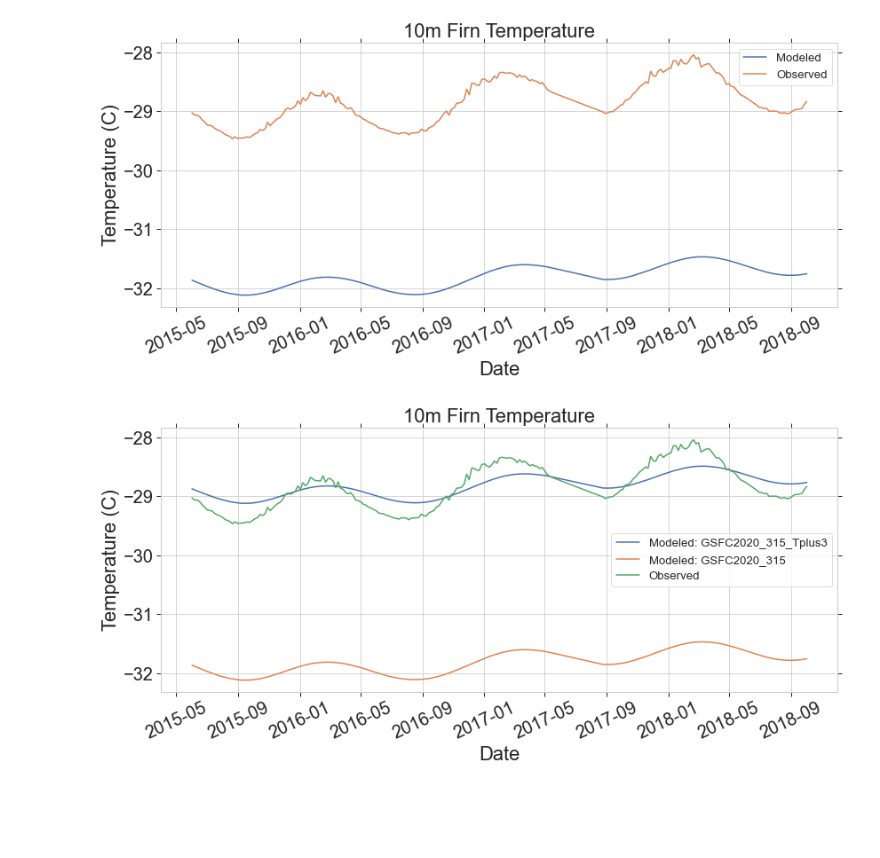
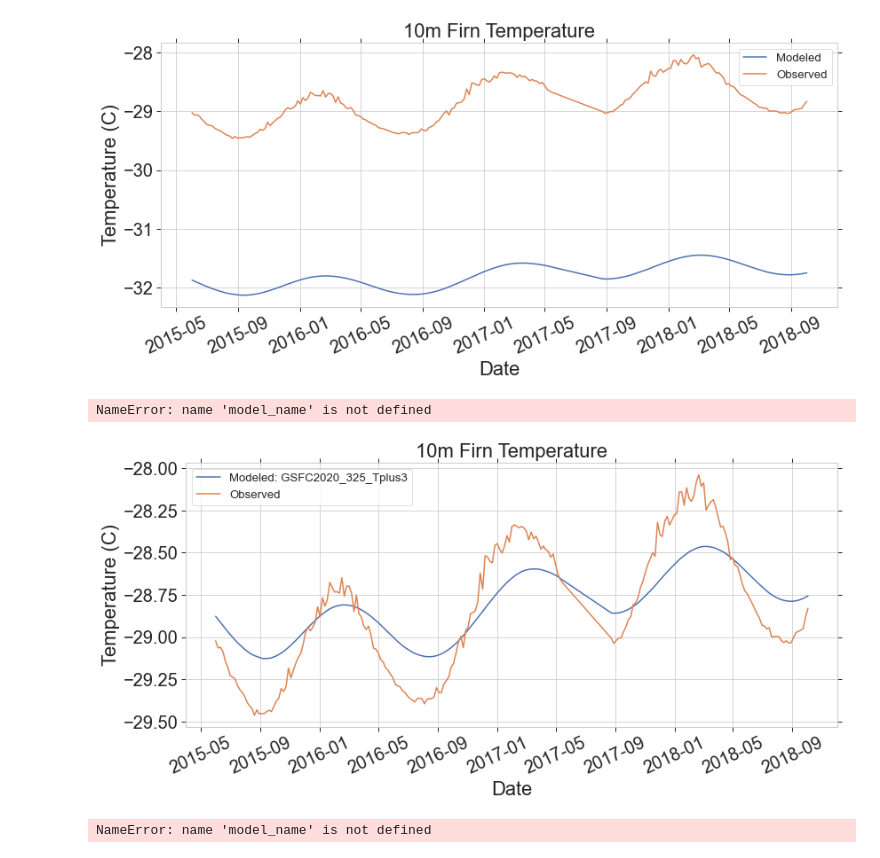
Before and after one commit to maximusjstevens/firncover, a Jupyter notebook: Summit_Model_Temp.ipynb, the cells around one changed output. Saved outputs shown, nothing was run; the diff lists cells and outputs as text; code cells hidden in the pictures; blank space fills up the shorter version.

Commit message:
pushing to get help with errors

```diff
--- a/Summit_Model_Temp.ipynb
+++ b/Summit_Model_Temp.ipynb
@@ -172,8 +172,11 @@ df_daily_adjusted['TS'] = df_daily_adjusted['TS'] + t_adjust
         # rvs = [315,325]
 
 ### Regular model output
-fns = ['GSFC2020']
-rvs = ['315']
+# fns = ['GSFC2020']
+fns = ['KuipersMunneke2015','GSFC2020']
+# rvs = ['315']
+rvs = [315,325]
+
 rd = {} #results dictionary
 for physics in fns:
     for rv in rvs:
@@ -246,16 +254,16 @@ GSFC2020_315
 # %%
 # Plot temperature with depth
 f1,a1=plt.subplots(figsize=(8,8))
-for physics_rv in rd.keys():
-    rd[physics_rv]['Datetime'] = pd.to_datetime([decyeartodatetime(iii) for iii in rd[physics_rv]['model_time']])
+for physics_rv in rd2.keys():
+    rd2[physics_rv]['Datetime'] = pd.to_datetime([decyeartodatetime(iii) for iii in rd2[physics_rv]['model_time']])
     itime = np.where(rd['GSFC2020_315']['Datetime']>='2019-06')[0][0]
-    a1.plot(rd[physics_rv]['temperature'][itime,:],rd[physics_rv]['depth'][itime,:],label=f'{physics_rv}, time={rd[physics_rv]["Datetime"][itime]}')
+    a1.plot(rd2[physics_rv]['temperature'][itime,:],rd2[physics_rv]['depth'][itime,:],label=f'{physics_rv}, time={rd2[physics_rv]["Datetime"][itime]}')
 a1.invert_yaxis()
 a1.legend()
 a1.set_xlabel('Temperature (K)')
 a1.set_ylabel('Depth (m)')
 a1.set_title(f'{data_source}_{lat_val}_{lon_val}')
 
-figfilename = f'{data_source}_{lat_val}_{lon_val}_Temp_Depth.png'
+figfilename = f'Tplus{t_adjust}_{data_source}_{lat_val}_{lon_val}_Temp_Depth.png'
 f1.savefig(figfilename)
 # %% [output]
@@ -339,7 +347,7 @@ f1.savefig(figfilename)
 ## Comparing the Observed data to the Modeled outputs
 
 #hte model outputs
-temps_interpolated_model = pd.DataFrame(t_interp_mod,index = pd.to_datetime([decyeartodatetime(dd) for dd in rd[physics_rv]['model_time']]),columns=n_grid) #put the interpolated temperatures into a data frame
+temps_interpolated_model = pd.DataFrame(t_interp_mod,index = pd.to_datetime([decyeartodatetime(dd) for dd in rd2[physics_rv]['model_time']]),columns=n_grid) #put the interpolated temperatures into a data frame
 temps_interpolated_model.index=temps_interpolated_model.index.round('D') # .index.round('D') = round to the nearest day because we are using decimal dates that are slightly off from each day
 
 #hte data
@@ -425,15 +433,26 @@ temps_model_subsampled_Tplus = temps_interpolated_mod_Tplus.loc[overlaping_dates
 # %%
 # Plot the Modeled with t_adjust, Modeled, and Observed 10m firn temperature
 f1,a1=plt.subplots(figsize=(12,6))
-a1.plot(overlaping_dates, temps_model_subsampled_Tplus.iloc[:,100]-273.15, label = f'Modeled: GSFC2020_315_Tplus{t_adjust}')
-a1.plot(overlaping_dates, temps_model_subsampled.iloc[:,100]-273.15, label = f'Modeled: GSFC2020_315')
+a1.plot(overlaping_dates, temps_model_subsampled_Tplus.iloc[:,100]-273.15, label = f'Modeled: {physics_rv}_Tplus{t_adjust}')
+# a1.plot(overlaping_dates, temps_model_subsampled.iloc[:,100]-273.15, label = f'Modeled: GSFC2020_315')
 a1.plot(overlaping_dates, temps_data_subsampled.iloc[:,100], label = f'Observed')
 a1.legend()
 a1.set_xlabel('Date')
 a1.tick_params(axis='x', rotation=25)
 a1.set_ylabel('Temperature (C)')
 a1.set_title(f'10m Firn Temperature')
-figfilename = f'10m_Firn_Temp_GSFC_{rvs}_ModeledTplus_{t_adjust}.png'
+figfilename = f'Tplus{t_adjust}_10m_Firn_Temp_GSFC_{physics_rv}.png'
 f1.savefig(figfilename)
 # %% [output]
+NameError: name 'model_name' is not defined
-[figure, old version]
+[figure, new version]
+# %%
+#Find the NRMSE for 10m firn for only one model output
+MSE_10m = np.square(np.subtract(temps_data_subsampled.iloc[:,100], temps_model_subsampled_Tplus.iloc[:,100]-273.15)).mean()
+RMSE_10m = math.sqrt(MSE_10m)
+NRMSE_10m = RMSE_10m/temps_data_subsampled.mean()
+NRMSE_10m_round = round(NRMSE_10m, 3)
+print(f'NRMSE, {model_name}:')
+print(NRMSE_10m_round)
+# %% [output]
+NameError: name 'model_name' is not defined
```
Also changed, not shown: parts of 12 cells of this notebook.
